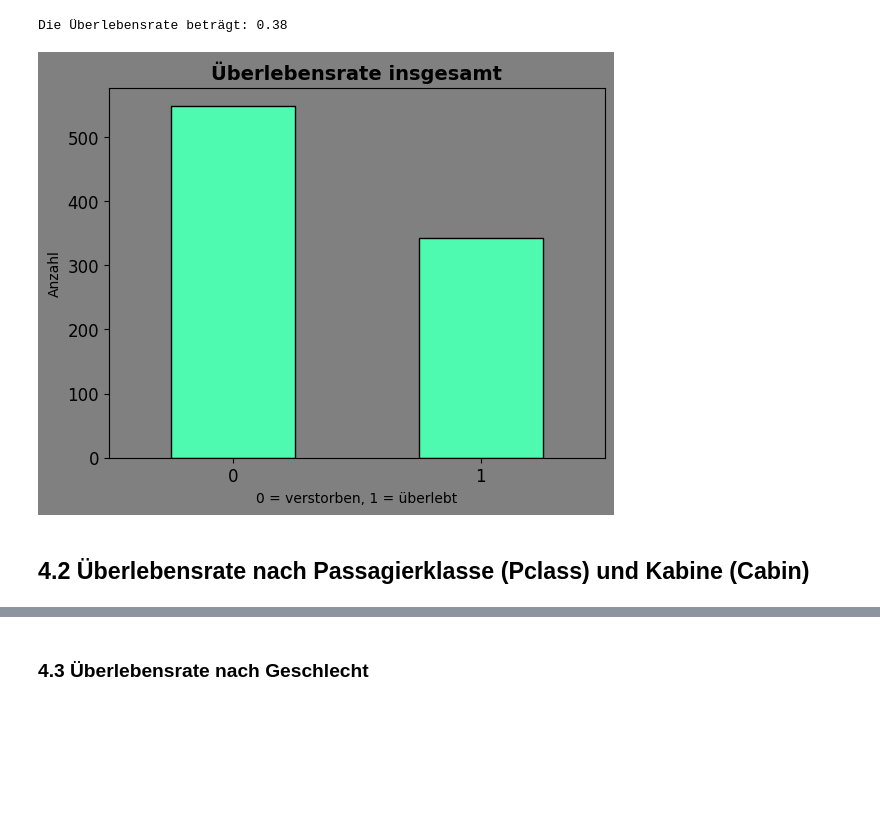
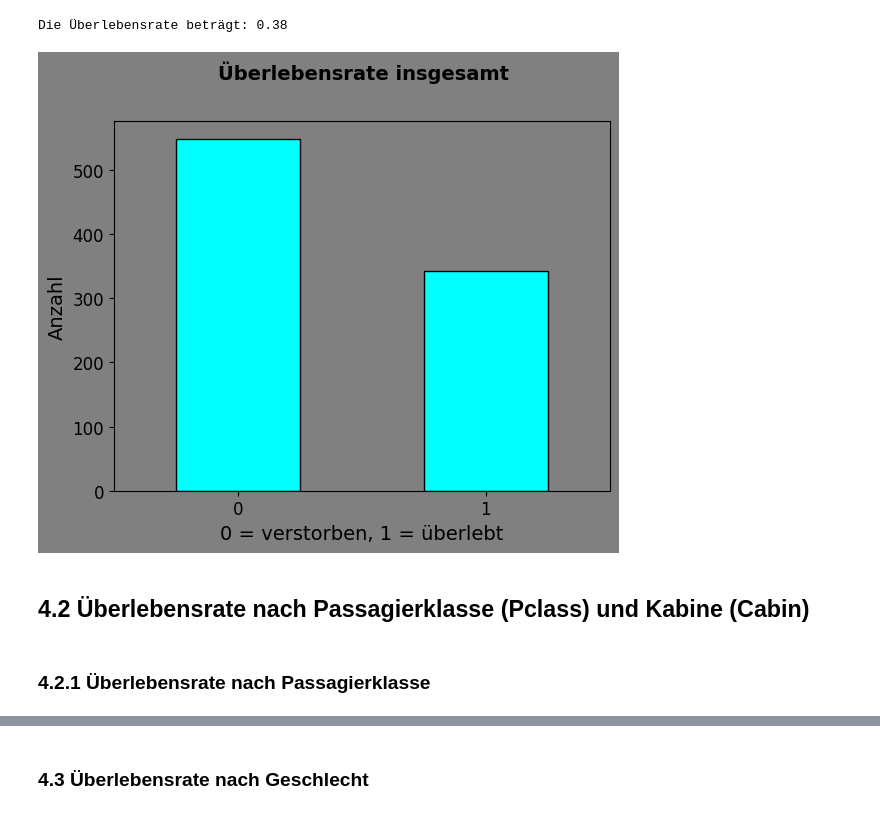
Before and after one commit to RickSpringer/The_Titanic_Problem, a Jupyter notebook: Titanic/240212_The_Titanic_Jupyter_Notebook.ipynb, the cells around one changed output, grey strips where cells are left out. Saved outputs shown, nothing was run; the diff lists cells and outputs as text; code cells hidden in the pictures; blank space fills up the shorter version.

Commit message:
Finishing work on code and diagrams

```diff
--- a/Titanic/240212_The_Titanic_Jupyter_Notebook.ipynb
+++ b/Titanic/240212_The_Titanic_Jupyter_Notebook.ipynb
@@ -179,7 +149,7 @@ Name: Name, dtype: object
 # %%
 names_df = titanic_data['Name'].str.split(', ', n=1, expand=True)
-titanic_data.insert(3, 'Surname', names_df[0])
-titanic_data.insert(4, 'name', names_df[1])
+titanic_data.insert(titanic_index.get_loc('Name'), 'Surname', names_df[0])
+titanic_data.insert(titanic_index.get_loc('Name'), 'name', names_df[1])
 # %%
 del titanic_data['Name']
 titanic_data.rename({'name': 'Name'}, axis=1, inplace=True)
@@ -203,7 +173,7 @@ titanic_data[['Surname', 'Name']]
 ### 3.1.3 Trennung der Namen in 'Address' und 'First Name'
 # %%
 names_df = titanic_data['Name'].str.split(r'\. ', n=1, regex=True, expand=True)
-titanic_data.insert(3,'Address', names_df[0])
+titanic_data.insert(titanic_index.get_loc('Name'),'Address', names_df[0])
 titanic_data['Name'] = titanic_data['Name'].str.replace(r'^[^.]*\.', '', regex=True)
 # %%
 titanic_data['Address'].value_counts()
@@ -252,7 +224,7 @@ titanic_data
 # %% [markdown]
 ## 3.2 Mitgereiste Familienmitglieder
 # %%
-titanic_data['Fam'] = titanic_data["SibSp"] + titanic_data["Parch"] + 1
+titanic_data['Fam'] = titanic_data["SibSp"] + titanic_data["Parch"]
 # %%
 titanic_data[['Fam','Survived']]
 # %% [output]
@@ -304,27 +276,40 @@ Die Überlebensrate beträgt: 0.38
 # %%
 survival_counts = titanic_data['Survived'].value_counts()
 
 fig_survived, ax_survived = plt.subplots()
 survived_plot = survival_counts.plot(kind='bar',
-                                     color='#4EFAB0',
+                                     color='#00FFFF',
                                      ec='black',
                                      lw=1,
-                                     title='Überlebensrate insgesamt',
                                      xlabel='0 = verstorben, 1 = überlebt',
                                      fontsize=12,
                                      ylabel='Anzahl',
                                      rot=0,
                                      )
+
 survived_plot.set_facecolor('grey')
 fig_survived.patch.set_facecolor('grey')
 
 survived_plot.set_title('Überlebensrate insgesamt',
                         fontsize=14,
                         color='black',
-                        fontweight='bold')
+                        fontweight='bold',
+                        pad=30,
+                        loc='left',
+                        x=0.21,
+                        )
+
+ax_survived.set_xlabel('0 = verstorben, 1 = überlebt',
+                       fontsize=14
+                       )
+ax_survived.set_ylabel('Anzahl',
+                       fontsize=14
+                       )
 plt.show()
 # %% [output]
-[figure, old version]
+[figure, new version]
 # %% [markdown]
 ## 4.2 Überlebensrate nach Passagierklasse (Pclass) und Kabine (Cabin)
+# %% [markdown]
+### 4.2.1 Überlebensrate nach Passagierklasse
 # %%
```
Also changed, not shown: parts of 44 cells of this notebook, 12 other files.
